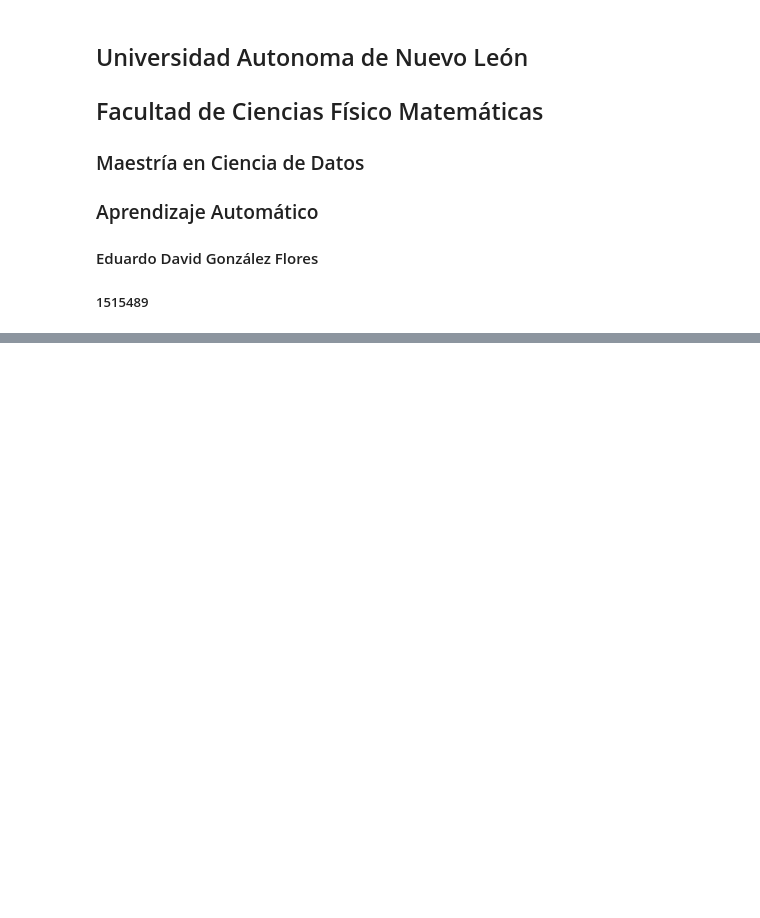
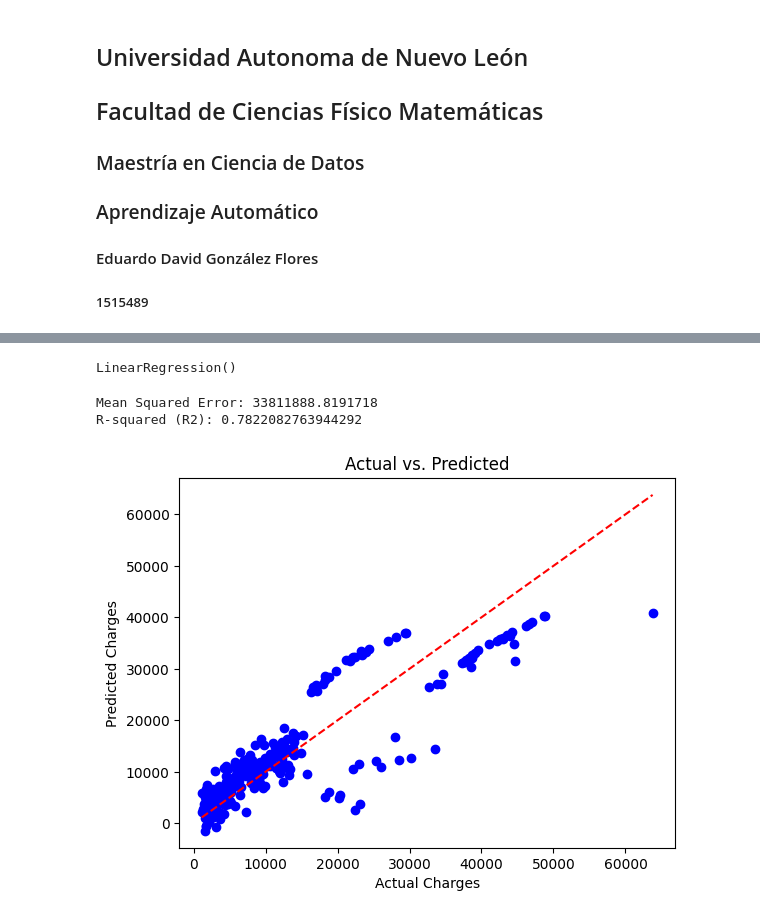
Before and after one commit to lalogonzalez/mcd-02-ml, a Jupyter notebook: docs/00-regresion-lineal.ipynb, the cells around one changed output, grey strips where cells are left out. Saved outputs shown, nothing was run; the diff lists cells and outputs as text; code cells hidden in the pictures; blank space fills up the shorter version.

```diff
--- a/docs/00-regresion-lineal.ipynb
+++ b/docs/00-regresion-lineal.ipynb
@@ -41,0 +48,45 @@ plt.show()
+# %%
+#X = df[['age', 'bmi', 'children']]
+#X = df[['age', 'sex', 'bmi', 'children', 'smoker', 'region']]
+X = df[['age',
+ 'bmi',
+ 'children',
+ 'sex_male',
+ 'smoker_yes',
+ 'region_northwest',
+ 'region_southeast']]
+y = df['charges']
+# %%
+X_train, X_test, y_train, y_test = train_test_split(X, y, test_size=0.2, random_state=42)
+# %%
+model = LinearRegression()
+model.fit(X_train, y_train)
+# %% [output]
+LinearRegression()
+# %%
+y_pred = model.predict(X_test)
+# %%
+mse = mean_squared_error(y_test, y_pred)
+r2 = r2_score(y_test, y_pred)
+
+print(f'Mean Squared Error: {mse}')
+print(f'R-squared (R2): {r2}')
+# %% [output]
+Mean Squared Error: 33811888.8191718
+R-squared (R2): 0.7822082763944292
+# %%
+import matplotlib.pyplot as plt
+
+# Assuming you have y_pred and y_test from your linear regression model
+
+# Scatter plot of actual vs. predicted values
+plt.scatter(y_test, y_pred, color='blue')
+plt.title("Actual vs. Predicted")
+plt.xlabel("Actual Charges")
+plt.ylabel("Predicted Charges")
+
+# Regression line
+plt.plot([min(y_test), max(y_test)], [min(y_test), max(y_test)], color='red', linestyle='--')
+plt.show()
+# %% [output]
+[figure, added]
```
Also changed, not shown: parts of 8 cells of this notebook, 4 other files.
